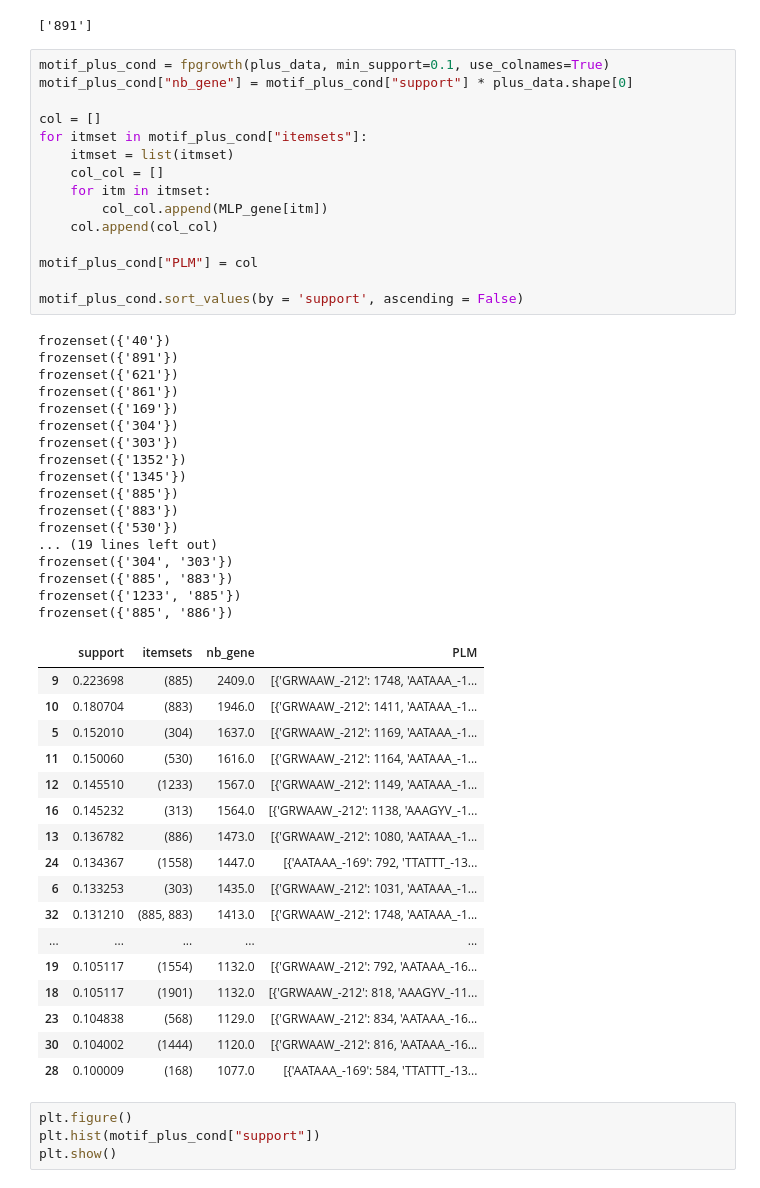
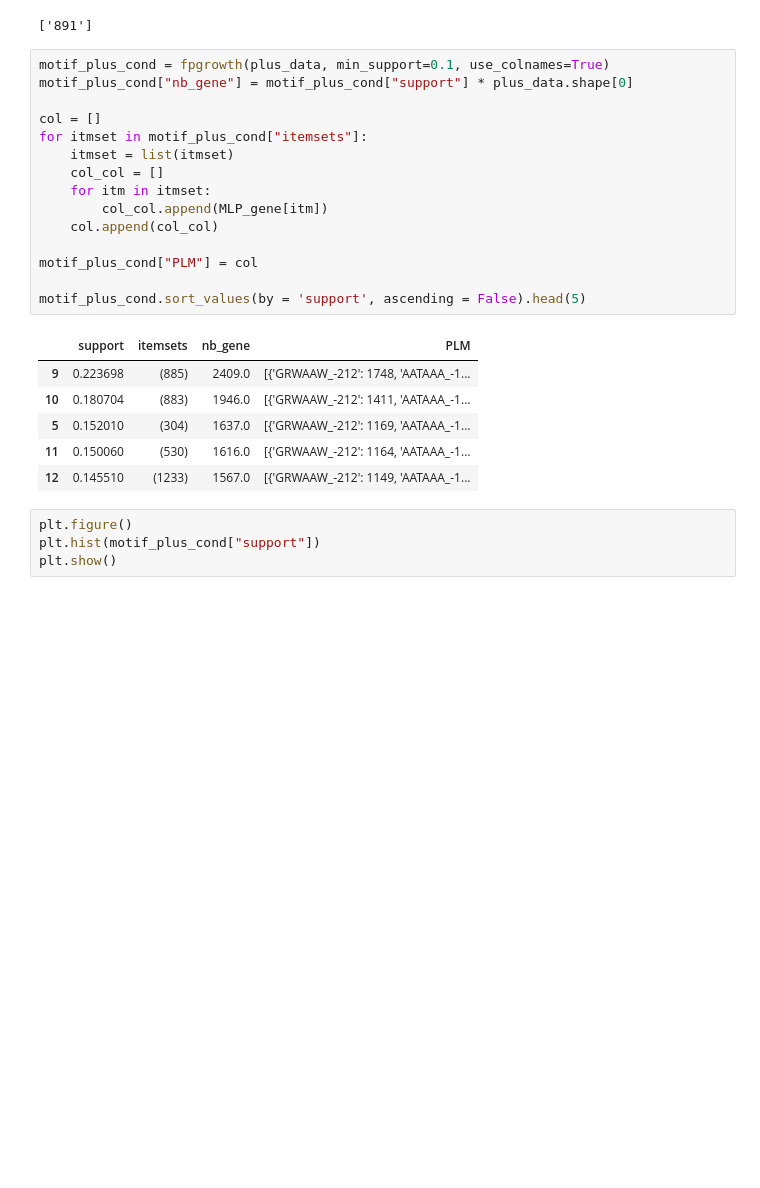
Before and after one commit to JhonatanFelix/Projet_fil_rouge_2024, a Jupyter notebook: motif_frequent_gen.ipynb, the cells around one changed output. Cells and saved outputs as stored; diff of their text form; blank space fills up the shorter version.

```diff
--- a/motif_frequent_gen.ipynb
+++ b/motif_frequent_gen.ipynb
@@ -137,53 +137,25 @@ list(motif_plus_cond["itemsets"][1])
 # %%
 motif_plus_cond = fpgrowth(plus_data, min_support=0.1, use_colnames=True)
 motif_plus_cond["nb_gene"] = motif_plus_cond["support"] * plus_data.shape[0]
 
 col = []
 for itmset in motif_plus_cond["itemsets"]:
     itmset = list(itmset)
     col_col = []
     for itm in itmset:
         col_col.append(MLP_gene[itm])
     col.append(col_col)
 
 motif_plus_cond["PLM"] = col
 
-motif_plus_cond.sort_values(by = 'support', ascending = False)
+motif_plus_cond.sort_values(by = 'support', ascending = False).head(5)
 # %% [output]
-frozenset({'40'})
-frozenset({'891'})
-frozenset({'621'})
-frozenset({'861'})
-frozenset({'169'})
-frozenset({'304'})
-frozenset({'303'})
-frozenset({'1352'})
-frozenset({'1345'})
-frozenset({'885'})
-frozenset({'883'})
-frozenset({'530'})
-... (19 lines left out)
-frozenset({'304', '303'})
-frozenset({'885', '883'})
-frozenset({'1233', '885'})
-frozenset({'885', '886'})
 |  | support | itemsets | nb_gene | PLM |
 | 9 | 0.223698 | (885) | 2409.0 | [{'GRWAAW_-212': 1748, 'AATAAA_-1... |
 | 10 | 0.180704 | (883) | 1946.0 | [{'GRWAAW_-212': 1411, 'AATAAA_-1... |
 | 5 | 0.152010 | (304) | 1637.0 | [{'GRWAAW_-212': 1169, 'AATAAA_-1... |
 | 11 | 0.150060 | (530) | 1616.0 | [{'GRWAAW_-212': 1164, 'AATAAA_-1... |
 | 12 | 0.145510 | (1233) | 1567.0 | [{'GRWAAW_-212': 1149, 'AATAAA_-1... |
-| 16 | 0.145232 | (313) | 1564.0 | [{'GRWAAW_-212': 1138, 'AAAGYV_-1... |
-| 13 | 0.136782 | (886) | 1473.0 | [{'GRWAAW_-212': 1080, 'AATAAA_-1... |
-| 24 | 0.134367 | (1558) | 1447.0 | [{'AATAAA_-169': 792, 'TTATTT_-13... |
-| 6 | 0.133253 | (303) | 1435.0 | [{'GRWAAW_-212': 1031, 'AATAAA_-1... |
-| 32 | 0.131210 | (885, 883) | 1413.0 | [{'GRWAAW_-212': 1748, 'AATAAA_-1... |
-| ... | ... | ... | ... | ... |
-| 19 | 0.105117 | (1554) | 1132.0 | [{'GRWAAW_-212': 792, 'AATAAA_-16... |
-| 18 | 0.105117 | (1901) | 1132.0 | [{'GRWAAW_-212': 818, 'AAAGYV_-11... |
-| 23 | 0.104838 | (568) | 1129.0 | [{'GRWAAW_-212': 834, 'AATAAA_-16... |
-| 30 | 0.104002 | (1444) | 1120.0 | [{'GRWAAW_-212': 816, 'AATAAA_-16... |
-| 28 | 0.100009 | (168) | 1077.0 | [{'AATAAA_-169': 584, 'TTATTT_-13... |
 # %%
 plt.figure()
 plt.hist(motif_plus_cond["support"])
```
Also changed, not shown: parts of 4 cells of this notebook.
